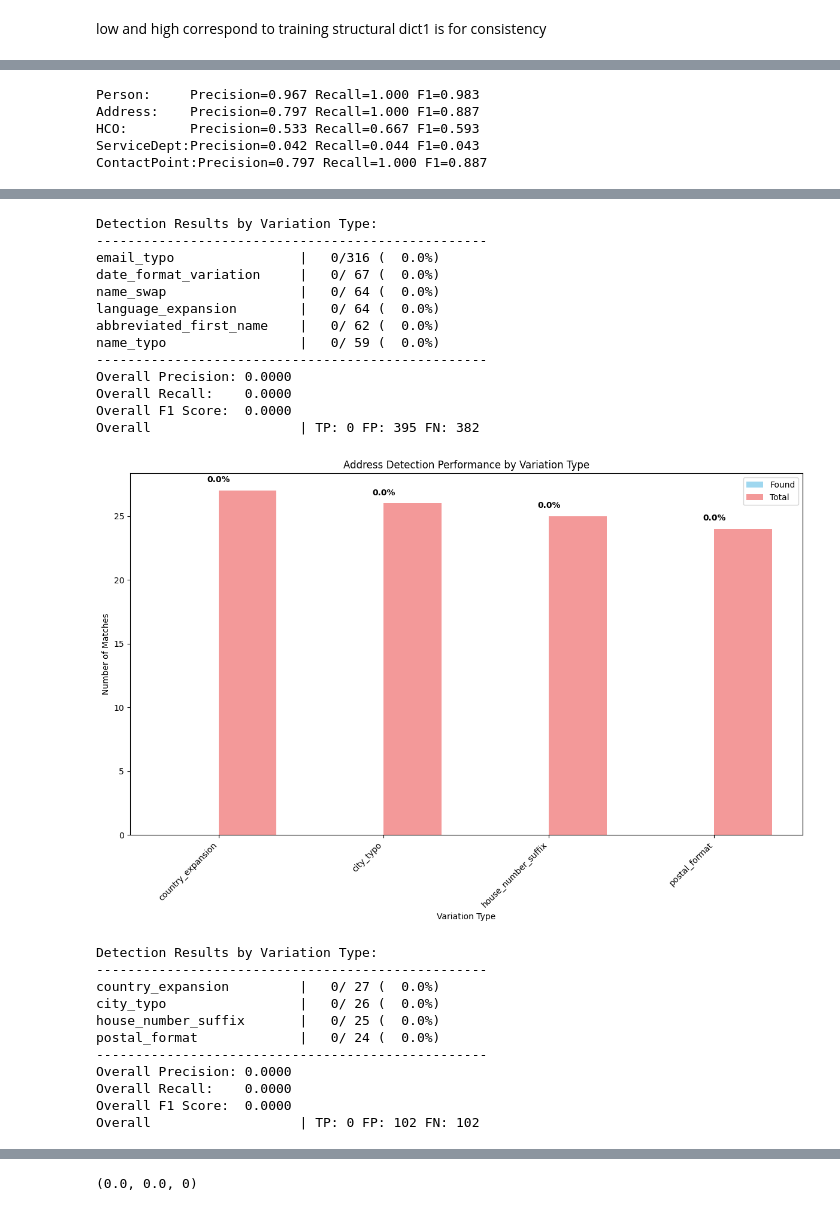
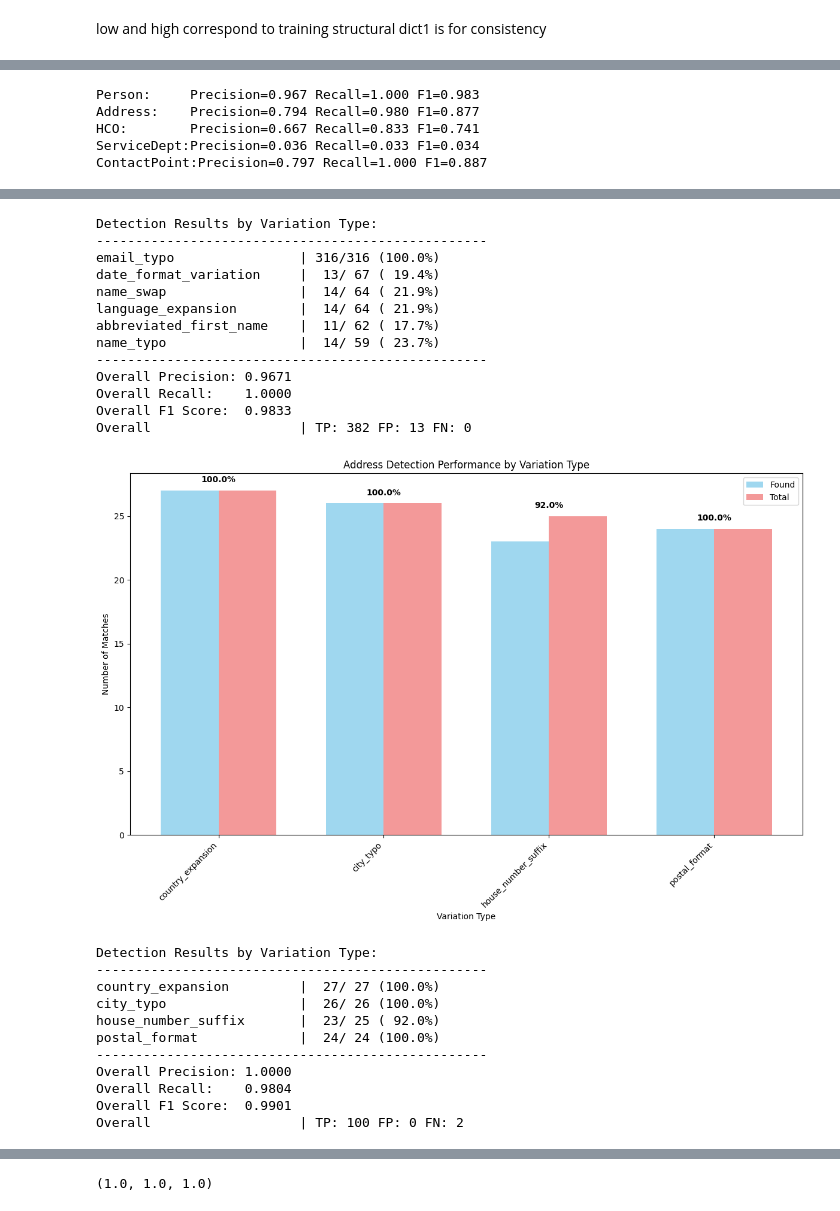
Before and after one commit to Timszy/entity-deduplication-hack-main, a Jupyter notebook: Run_dedupe_models.ipynb, the cells around one changed output, grey strips where cells are left out. Cells and saved outputs as stored; diff of their text form; code cells hidden in the pictures.

Commit message:
Dedupe ready for running tomorrow fill in first stats already...

```diff
--- a/Run_dedupe_models.ipynb
+++ b/Run_dedupe_models.ipynb
@@ -316,11 +276,11 @@ linker_contactpoint.mark_pairs(training_data_ContactPoint)
 linker_contactpoint.prepare_training(contactpoint_main, train_contactpoint_dict1, sample_size=400)
 linker_contactpoint.train()
 # %%
-links_person = linker_person.join(person_main, person_medium, threshold=0.5)
-links_address = linker_address.join(address_main, address_medium, threshold=0.5)
-links_hco = linker_hco.join(hco_main, hco_medium, threshold=0.5)
-links_sd = linker_sd.join(sd_main, sd_medium, threshold=0.5)
-links_contactpoint = linker_contactpoint.join(contactpoint_main, contactpoint_medium, threshold=0.5)
+links_person = linker_person.join(person_main, person_high, threshold=0.5)
+links_address = linker_address.join(address_main, address_high, threshold=0.5)
+links_hco = linker_hco.join(hco_main, hco_high, threshold=0.5)
+links_sd = linker_sd.join(sd_main, sd_high, threshold=0.5)
+links_contactpoint = linker_contactpoint.join(contactpoint_main, contactpoint_high, threshold=0.5)
 # %%
 pairs_person = [ (str(pair[0][0]), str(pair[0][1])) for pair in links_person ]
 pairs_address = [ (str(pair[0][0]), str(pair[0][1])) for pair in links_address ]
@@ -353,20 +313,20 @@ extracted_pairs_ContactPoint = set(
     for pair in links_contactpoint
 )
 
-
-golden_record_person = pd.read_csv('data/dedupe_data/ground_truths_test/test_golden_standard_medium_updated_GT_Person.csv')
+noise = 'high'
+golden_record_person = pd.read_csv(f'data/dedupe_data/ground_truths_test/test_golden_standard_{noise}_updated_GT_Person.csv')
 test_GT_Person = golden_record_person[['uri1', 'uri2']].values.tolist()
 
-golden_record_address = pd.read_csv('data/dedupe_data/ground_truths_test/test_golden_standard_medium_updated_GT_Address.csv')
+golden_record_address = pd.read_csv(f'data/dedupe_data/ground_truths_test/test_golden_standard_{noise}_updated_GT_Address.csv')
 test_GT_Address = golden_record_address[['uri1', 'uri2']].values.tolist()
 
-golden_record_hco = pd.read_csv('data/dedupe_data/ground_truths_test/test_golden_standard_medium_updated_GT_HealthcareOrganization.csv')
+golden_record_hco = pd.read_csv(f'data/dedupe_data/ground_truths_test/test_golden_standard_{noise}_updated_GT_HealthcareOrganization.csv')
 test_GT_HCO = golden_record_hco[['uri1', 'uri2']].values.tolist()
 
-golden_record_sd = pd.read_csv('data/dedupe_data/ground_truths_test/test_golden_standard_medium_updated_GT_ServiceDepartment.csv')
+golden_record_sd = pd.read_csv(f'data/dedupe_data/ground_truths_test/test_golden_standard_{noise}_updated_GT_ServiceDepartment.csv')
 test_GT_SD = golden_record_sd[['uri1', 'uri2']].values.tolist()
 
-golden_record_contactpoint = pd.read_csv('data/dedupe_data/ground_truths_test/test_golden_standard_medium_updated_GT_ContactPoint.csv')
+golden_record_contactpoint = pd.read_csv(f'data/dedupe_data/ground_truths_test/test_golden_standard_{noise}_updated_GT_ContactPoint.csv')
 test_GT_ContactPoint = golden_record_contactpoint[['uri1', 'uri2']].values.tolist()
 
 
@@ -459,9 +417,9 @@ print("ServiceDept:Precision={:.3f} Recall={:.3f} F1={:.3f}".format(precision_sd
 print("ContactPoint:Precision={:.3f} Recall={:.3f} F1={:.3f}".format(precision_cp, recall_cp, f1_cp))
 # %% [output]
 Person:     Precision=0.967 Recall=1.000 F1=0.983
-Address:    Precision=0.797 Recall=1.000 F1=0.887
-HCO:        Precision=0.533 Recall=0.667 F1=0.593
-ServiceDept:Precision=0.042 Recall=0.044 F1=0.043
+Address:    Precision=0.794 Recall=0.980 F1=0.877
+HCO:        Precision=0.667 Recall=0.833 F1=0.741
+ServiceDept:Precision=0.036 Recall=0.033 F1=0.034
 ContactPoint:Precision=0.797 Recall=1.000 F1=0.887
 # %%
 def plot_detection_by_variation(golden_standard_file, found_pairs, entity_types, title=None):
@@ -556,9 +514,10 @@ def plot_detection_by_variation(golden_standard_file, found_pairs, entity_types,
 
 # Combine and deduplicate (order-insensitive):
 combined_pairs = {tuple(sorted(pair)) for pair in found_Person}
+golden_standard_file_eval = 'data/test_golden_standard_high.csv'
 
 plot_detection_by_variation(
-    'data/test_golden_standard_high_updated.csv',
+    golden_standard_file_eval,
     extracted_pairs_Person,
     entity_types=['Person', 'HealthcarePersonnel'],
     title='Person Detection Performance by Variation Type (Unique Pairs)'
@@ -566,28 +525,28 @@ plot_detection_by_variation(
 
 
 plot_detection_by_variation(
-    'data/test_golden_standard_high_updated.csv',
+    golden_standard_file_eval,
     found_Address,
     entity_types=['Address'],
     title='Address Detection Performance by Variation Type'
 )
 
 plot_detection_by_variation(
-    'data/test_golden_standard_high_updated.csv',
+    golden_standard_file_eval,
     found_HCO,
     entity_types=['HealthcareOrganization'],
     title='HealthcareOrganization Detection Performance by Variation Type'
 )
 
 plot_detection_by_variation(
-    'data/test_golden_standard_high_updated.csv',
+    golden_standard_file_eval,
     found_SD,
     entity_types=['ServiceDepartment'],
     title='ServiceDepartment Detection Performance by Variation Type'
 )
 
 plot_detection_by_variation(
-    'data/test_golden_standard_high_updated.csv',
+    golden_standard_file_eval,
     found_ContactPoint,
     entity_types=['ContactPoint'],
     title='ContactPoint Detection Performance by Variation Type'
@@ -597,25 +556,25 @@ plot_detection_by_variation(
 Detection Results by Variation Type:
 --------------------------------------------------
-email_typo                |   0/316 (  0.0%)
-date_format_variation     |   0/ 67 (  0.0%)
-name_swap                 |   0/ 64 (  0.0%)
-language_expansion        |   0/ 64 (  0.0%)
-abbreviated_first_name    |   0/ 62 (  0.0%)
-name_typo                 |   0/ 59 (  0.0%)
+email_typo                | 316/316 (100.0%)
+date_format_variation     |  13/ 67 ( 19.4%)
+name_swap                 |  14/ 64 ( 21.9%)
+language_expansion        |  14/ 64 ( 21.9%)
+abbreviated_first_name    |  11/ 62 ( 17.7%)
+name_typo                 |  14/ 59 ( 23.7%)
 --------------------------------------------------
-Overall Precision: 0.0000
-Overall Recall:    0.0000
-Overall F1 Score:  0.0000
-Overall                   | TP: 0 FP: 395 FN: 382
+Overall Precision: 0.9671
+Overall Recall:    1.0000
+Overall F1 Score:  0.9833
+Overall                   | TP: 382 FP: 13 FN: 0
-[figure, old version]
+[figure, new version]
 Detection Results by Variation Type:
 --------------------------------------------------
-country_expansion         |   0/ 27 (  0.0%)
-city_typo                 |   0/ 26 (  0.0%)
-house_number_suffix       |   0/ 25 (  0.0%)
-postal_format             |   0/ 24 (  0.0%)
+country_expansion         |  27/ 27 (100.0%)
+city_typo                 |  26/ 26 (100.0%)
+house_number_suffix       |  23/ 25 ( 92.0%)
+postal_format             |  24/ 24 (100.0%)
 --------------------------------------------------
-Overall Precision: 0.0000
-Overall Recall:    0.0000
-Overall F1 Score:  0.0000
-Overall                   | TP: 0 FP: 102 FN: 102
+Overall Precision: 1.0000
+Overall Recall:    0.9804
+Overall F1 Score:  0.9901
+Overall                   | TP: 100 FP: 0 FN: 2
@@ -655,4 +614,4 @@ Overall                   | TP: 0 FP: 102 FN: 102
-(0.0, 0.0, 0)
+(1.0, 1.0, 1.0)
 # %%
 # import pandas as pd
 # golden_standard = pd.read_csv('data/test_golden_standard_low_updated.csv')
```
Also changed, not shown: parts of 7 cells of this notebook, 31 other files.
